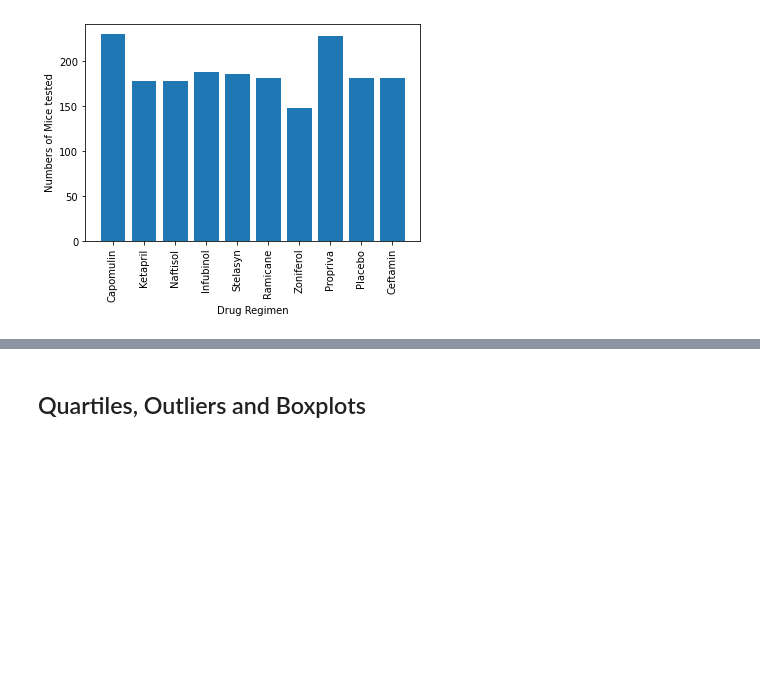
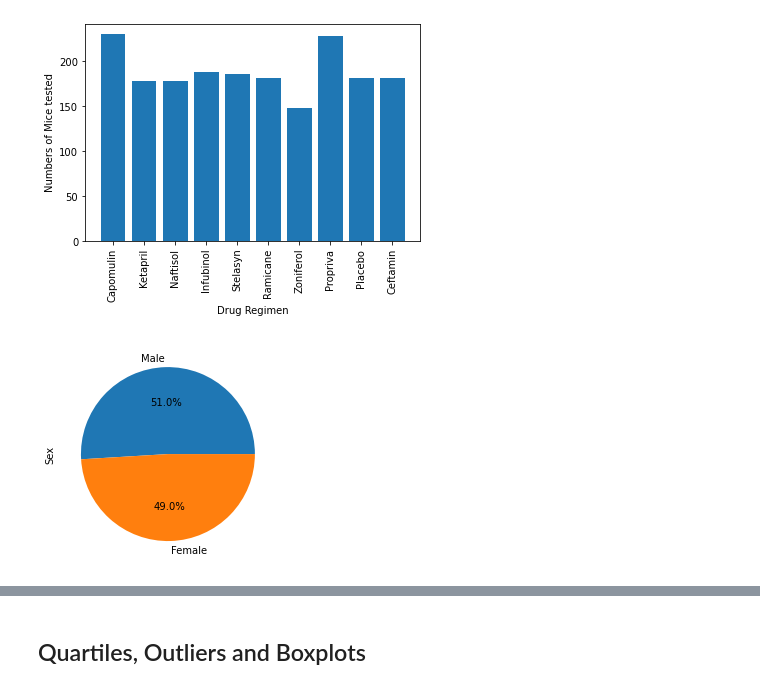
Before and after one commit to saronraut/Matplotlib-Challenge, a Jupyter notebook: Pymaceuticals/pymaceuticals_starter.ipynb, the cells around one changed output, grey strips where cells are left out. Saved outputs shown, nothing was run; the diff lists cells and outputs as text; code cells hidden in the pictures; blank space fills up the shorter version.

```diff
--- a/Pymaceuticals/pymaceuticals_starter.ipynb
+++ b/Pymaceuticals/pymaceuticals_starter.ipynb
@@ -175,5 +175,9 @@ plt.xticks(rotation='vertical')
 [figure]
 # %%
 # Generate a pie plot showing the distribution of female versus male mice using pandas
+gender = clean_data["Sex"].value_counts()
+plot = gender.plot.pie(y= gender, autopct="%1.1f%%")
+# %% [output]
+[figure, added]
 # %%
 # Generate a pie plot showing the distribution of female versus male mice using pyplot
```
Also changed, not shown: parts of 2 cells of this notebook.
